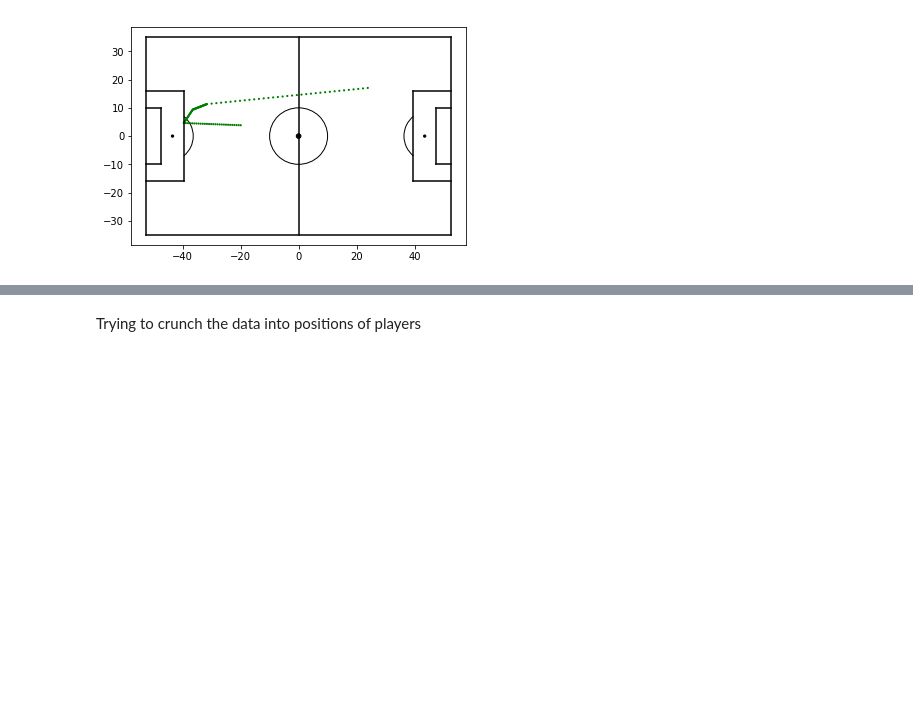
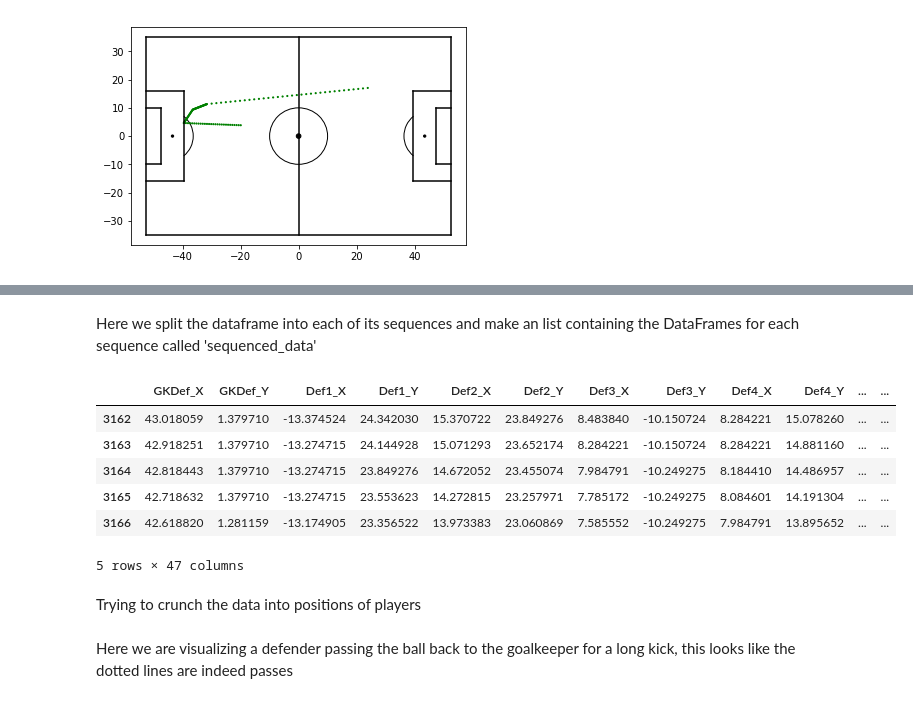
Before and after one commit to raghav96/datascience, a Jupyter notebook: Football Analysis.ipynb, the cells around one changed output, grey strips where cells are left out. Cells and saved outputs as stored; diff of their text form; code cells hidden in the pictures; blank space fills up the shorter version.

```diff
--- a/Football Analysis.ipynb
+++ b/Football Analysis.ipynb
@@ -152,3 +151,21 @@ df_data
+# %% [markdown]
+Here we split the dataframe into each of its sequences and make an list containing the DataFrames for each sequence called 'sequenced_data'
+# %%
+df_data.seq = df_data.seq.apply(lambda x: int(x.strip('sequence_')))
+sequences = list(set(df_data.seq))
+grp = df_data.groupby('seq')
+sequenced_data = []
+for sequence in sequences:
+    sequenced_data.append(grp.get_group(sequence))
+sequenced_data[0].head(5)
+# %% [output]
+|  | GKDef_X | GKDef_Y | Def1_X | Def1_Y | Def2_X | Def2_Y | Def3_X | Def3_Y | Def4_X | Def4_Y | ... | ... |
+| 3162 | 43.018059 | 1.379710 | -13.374524 | 24.342030 | 15.370722 | 23.849276 | 8.483840 | -10.150724 | 8.284221 | 15.078260 | ... | ... |
+| 3163 | 42.918251 | 1.379710 | -13.274715 | 24.144928 | 15.071293 | 23.652174 | 8.284221 | -10.150724 | 8.284221 | 14.881160 | ... | ... |
+| 3164 | 42.818443 | 1.379710 | -13.274715 | 23.849276 | 14.672052 | 23.455074 | 7.984791 | -10.249275 | 8.184410 | 14.486957 | ... | ... |
+| 3165 | 42.718632 | 1.379710 | -13.274715 | 23.553623 | 14.272815 | 23.257971 | 7.785172 | -10.249275 | 8.084601 | 14.191304 | ... | ... |
+| 3166 | 42.618820 | 1.281159 | -13.174905 | 23.356522 | 13.973383 | 23.060869 | 7.585552 | -10.249275 | 7.984791 | 13.895652 | ... | ... |
+5 rows × 47 columns
 # %% [markdown]
 Trying to crunch the data into positions of players
 # %%
@@ -184,0 +207,2 @@ list_defense, list_attack, list_ball = parse_data(df)
+# %% [markdown]
+Here we are visualizing a defender passing the ball back to the goalkeeper for a long kick, this looks like the dotted lines are indeed passes
```
Also changed, not shown: parts of 25 cells of this notebook.
